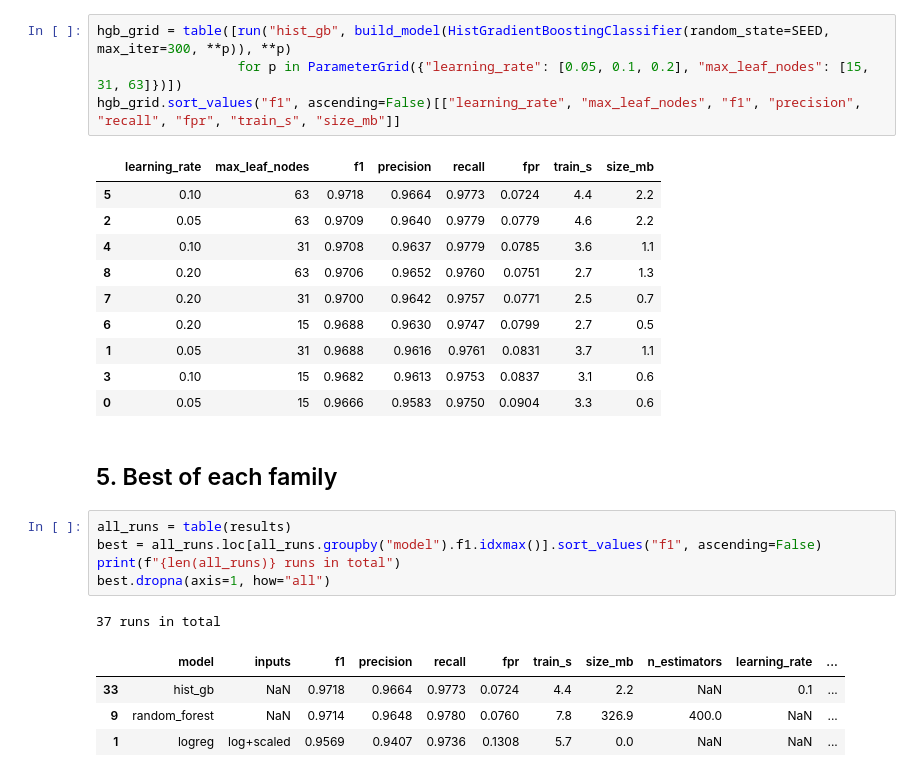
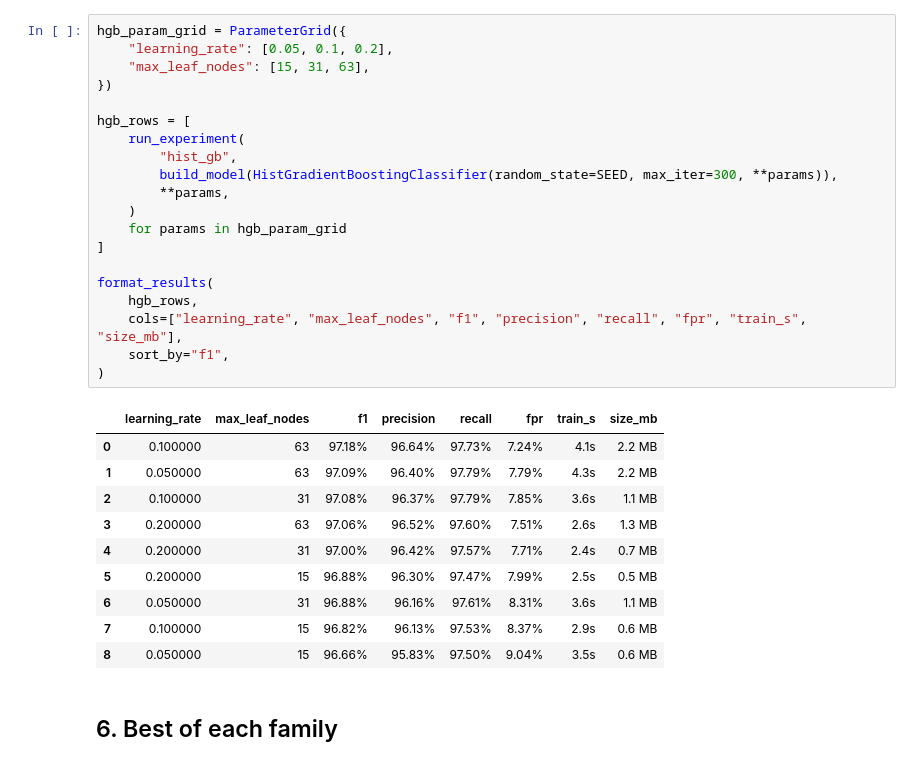
Before and after one commit to Abdullah-AboOun/CyberShield, a Jupyter notebook: notebooks/03_model_selection.ipynb, the cells around one changed output. Cells and saved outputs as stored; diff of their text form.

```diff
--- a/notebooks/03_model_selection.ipynb
+++ b/notebooks/03_model_selection.ipynb
@@ -131,28 +209,33 @@ rf_grid.sort_values("f1", ascending=False)[["max_depth", "min_samples_leaf", "cl
 # %%
-hgb_grid = table([run("hist_gb", build_model(HistGradientBoostingClassifier(random_state=SEED, max_iter=300, **p)), **p)
-                  for p in ParameterGrid({"learning_rate": [0.05, 0.1, 0.2], "max_leaf_nodes": [15, 31, 63]})])
-hgb_grid.sort_values("f1", ascending=False)[["learning_rate", "max_leaf_nodes", "f1", "precision", "recall", "fpr", "train_s", "size_mb"]]
+hgb_param_grid = ParameterGrid({
+    "learning_rate": [0.05, 0.1, 0.2],
+    "max_leaf_nodes": [15, 31, 63],
+})
+
+hgb_rows = [
+    run_experiment(
+        "hist_gb",
+        build_model(HistGradientBoostingClassifier(random_state=SEED, max_iter=300, **params)),
+        **params,
+    )
+    for params in hgb_param_grid
+]
+
+format_results(
+    hgb_rows,
+    cols=["learning_rate", "max_leaf_nodes", "f1", "precision", "recall", "fpr", "train_s", "size_mb"],
+    sort_by="f1",
+)
 # %% [output]
 |  | learning_rate | max_leaf_nodes | f1 | precision | recall | fpr | train_s | size_mb |
-| 5 | 0.10 | 63 | 0.9718 | 0.9664 | 0.9773 | 0.0724 | 4.4 | 2.2 |
-| 2 | 0.05 | 63 | 0.9709 | 0.9640 | 0.9779 | 0.0779 | 4.6 | 2.2 |
-| 4 | 0.10 | 31 | 0.9708 | 0.9637 | 0.9779 | 0.0785 | 3.6 | 1.1 |
-| 8 | 0.20 | 63 | 0.9706 | 0.9652 | 0.9760 | 0.0751 | 2.7 | 1.3 |
-| 7 | 0.20 | 31 | 0.9700 | 0.9642 | 0.9757 | 0.0771 | 2.5 | 0.7 |
-| 6 | 0.20 | 15 | 0.9688 | 0.9630 | 0.9747 | 0.0799 | 2.7 | 0.5 |
-| 1 | 0.05 | 31 | 0.9688 | 0.9616 | 0.9761 | 0.0831 | 3.7 | 1.1 |
-| 3 | 0.10 | 15 | 0.9682 | 0.9613 | 0.9753 | 0.0837 | 3.1 | 0.6 |
-| 0 | 0.05 | 15 | 0.9666 | 0.9583 | 0.9750 | 0.0904 | 3.3 | 0.6 |
+| 0 | 0.100000 | 63 | 97.18% | 96.64% | 97.73% | 7.24% | 4.1s | 2.2 MB |
+| 1 | 0.050000 | 63 | 97.09% | 96.40% | 97.79% | 7.79% | 4.3s | 2.2 MB |
+| 2 | 0.100000 | 31 | 97.08% | 96.37% | 97.79% | 7.85% | 3.6s | 1.1 MB |
+| 3 | 0.200000 | 63 | 97.06% | 96.52% | 97.60% | 7.51% | 2.6s | 1.3 MB |
+| 4 | 0.200000 | 31 | 97.00% | 96.42% | 97.57% | 7.71% | 2.4s | 0.7 MB |
+| 5 | 0.200000 | 15 | 96.88% | 96.30% | 97.47% | 7.99% | 2.5s | 0.5 MB |
+| 6 | 0.050000 | 31 | 96.88% | 96.16% | 97.61% | 8.31% | 3.6s | 1.1 MB |
+| 7 | 0.100000 | 15 | 96.82% | 96.13% | 97.53% | 8.37% | 2.9s | 0.6 MB |
+| 8 | 0.050000 | 15 | 96.66% | 95.83% | 97.50% | 9.04% | 3.5s | 0.6 MB |
 # %% [markdown]
-## 5. Best of each family
+## 6. Best of each family
-# %%
-all_runs = table(results)
-best = all_runs.loc[all_runs.groupby("model").f1.idxmax()].sort_values("f1", ascending=False)
-print(f"{len(all_runs)} runs in total")
-best.dropna(axis=1, how="all")
-# %% [output]
-37 runs in total
-|  | model | inputs | f1 | precision | recall | fpr | train_s | size_mb | n_estimators | learning_rate | ... |
-| 33 | hist_gb | NaN | 0.9718 | 0.9664 | 0.9773 | 0.0724 | 4.4 | 2.2 | NaN | 0.1 | ... |
-| 9 | random_forest | NaN | 0.9714 | 0.9648 | 0.9780 | 0.0760 | 7.8 | 326.9 | 400.0 | NaN | ... |
-| 1 | logreg | log+scaled | 0.9569 | 0.9407 | 0.9736 | 0.1308 | 5.7 | 0.0 | NaN | NaN | ... |
```
Also changed, not shown: parts of 16 cells of this notebook, 2 other files.
